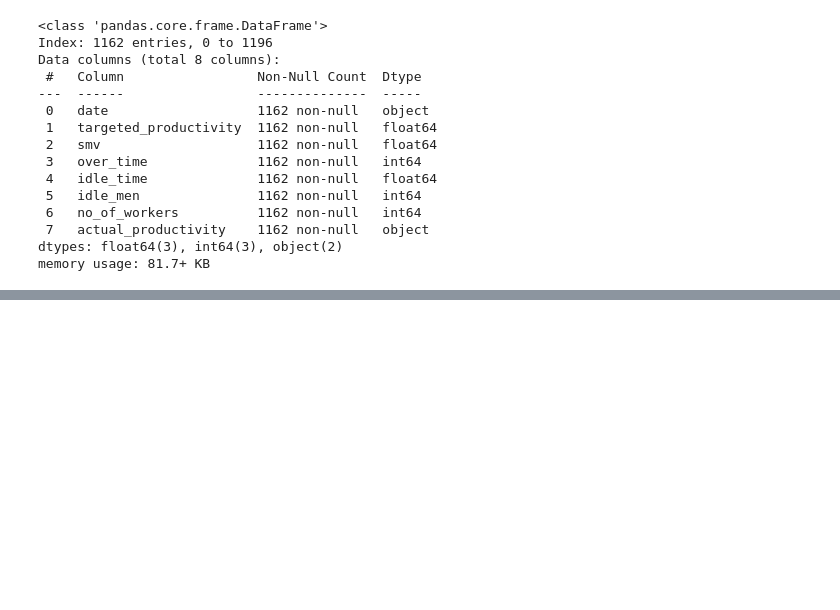
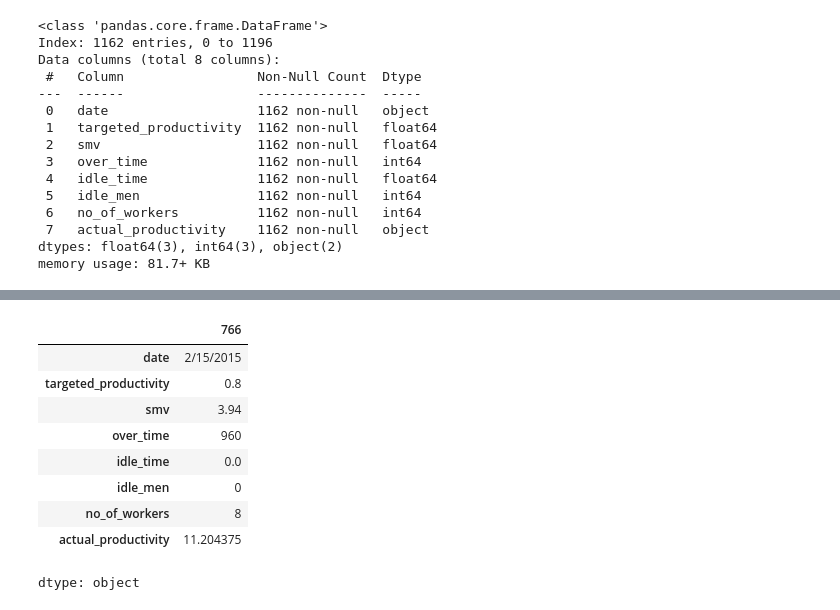
Before and after one commit to jerussi123/Proyecto_tec_andes, a Jupyter notebook: Soporte_1_Fuentes_de_Limpieza.ipynb, the cells around one changed output, grey strips where cells are left out. Saved outputs shown, nothing was run; the diff lists cells and outputs as text; code cells hidden in the pictures; blank space fills up the shorter version.

```diff
--- a/Soporte_1_Fuentes_de_Limpieza.ipynb
+++ b/Soporte_1_Fuentes_de_Limpieza.ipynb
@@ -126,0 +144,13 @@ df['actual_productivity'] = pd.to_numeric(df['actual_productivity'], errors='coe
+# %%
+df.loc[766]
+# %% [output]
+|  | 766 |
+| date | 2/15/2015 |
+| targeted_productivity | 0.8 |
+| smv | 3.94 |
+| over_time | 960 |
+| idle_time | 0.0 |
+| idle_men | 0 |
+| no_of_workers | 8 |
+| actual_productivity | 11.204375 |
+dtype: object
```
Also changed, not shown: parts of 11 cells of this notebook.
